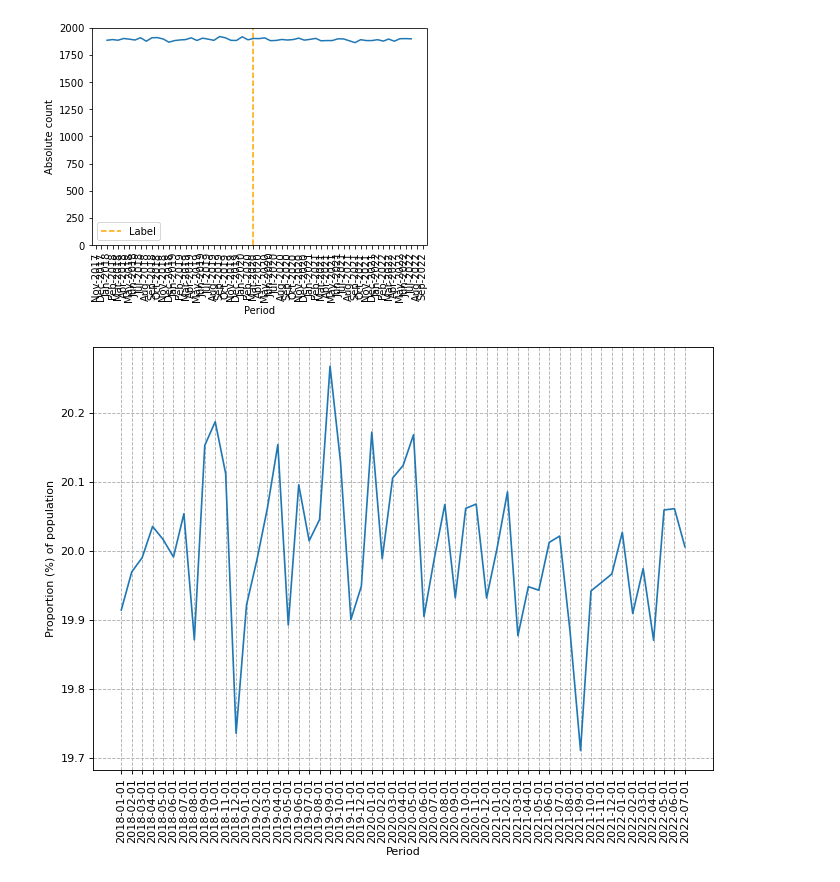
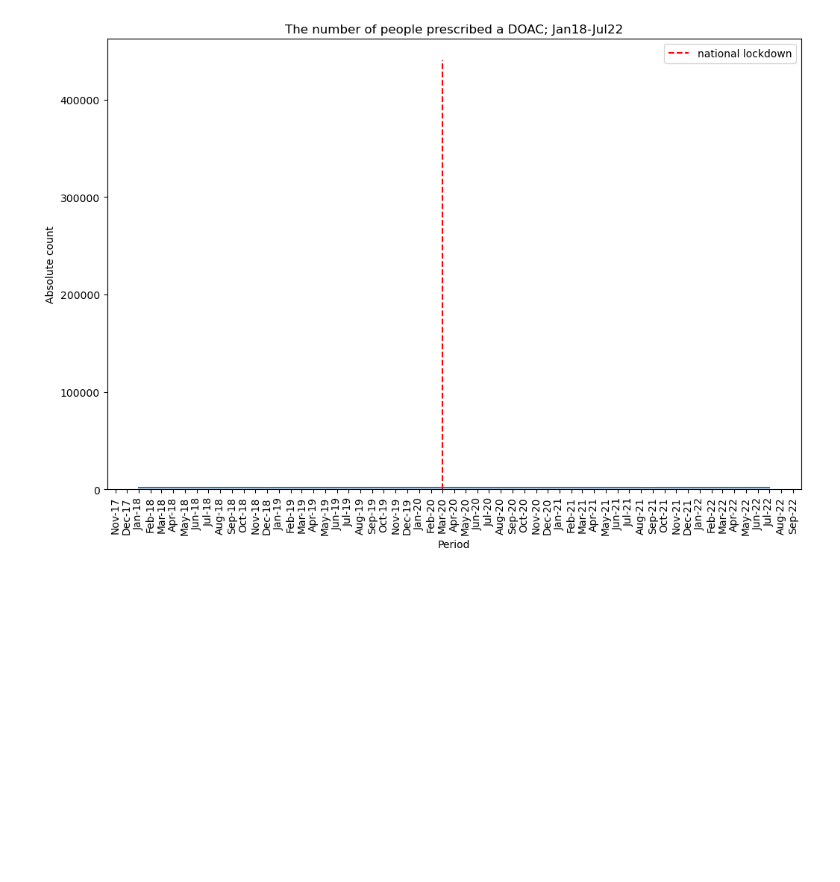
Before and after one commit to opensafely/doacs-covid19, a Jupyter notebook: analysis/charts.ipynb, the cells around one changed output. Cells and saved outputs as stored; diff of their text form; code cells hidden in the pictures; blank space fills up the shorter version.

Commit message:
testing new charts

```diff
--- a/analysis/charts.ipynb
+++ b/analysis/charts.ipynb
@@ -12,51 +12,33 @@ register_matplotlib_converters()
 %config InlineBackend.figure_format='png'
 
 # set the date format for plots
-dtFmt = mdates.DateFormatter('%b-%Y')
+dtFmt = mdates.DateFormatter('%b-%y')
 # %%
 all_df=pd.read_csv("../output/filtered/measure_doacs_by_sex_rate.csv", usecols=["date", "on_doac", "population"], parse_dates=["date"])
 summary_df=all_df.groupby(["date"], as_index=False)["on_doac"].sum()
 x1_coordinates=summary_df["date"]
 y1_coordinates=summary_df["on_doac"]
-##plt.figure(figsize=(10,7), dpi=80)
+plt.figure(figsize=(12,8), dpi=100)
 plt.bar(x1_coordinates, y1_coordinates, edgecolor='white', width=1)
 plt.plot(x1_coordinates, y1_coordinates)
 plt.ylabel('Absolute count')
 plt.xlabel('Period')
+plt.title('The number of people prescribed a DOAC; Jan18-Jul22')
 #
 plt.gca().xaxis.set_major_locator(mdates.MonthLocator(interval=1))
 plt.gca().xaxis.set_major_formatter(dtFmt)
 plt.vlines(
         x=[pd.to_datetime("2020-03-01")],
         ymin=0,
-        ymax=2000,
-        colors="orange",
+        ymax=440000,
+        colors="red",
         ls="--",
-        label="Label",
+        label="national lockdown",
     )
-plt.ylim(bottom=0, top=2000)
+plt.ylim(ymin=0)
 plt.xticks(rotation=90)
 plt.legend()
-plt.savefig(f'../output/filtered/plot_01_all_doacs_absolute.png')
+plt.savefig(f'../output/filtered/plot_01_all_doacs_absolute.png', bbox_inches='tight', dpi=100)
 plt.show()
 # %% [output]
-[figure, old version]
+[figure, new version]
-# %%
-all_trend=pd.read_csv("../output/filtered/measure_doacs_by_sex_rate.csv", usecols=["date", "on_doac", "value", "population"])
-all_trend['value'] = 100 * all_trend['value']
-summary_trend=all_trend.groupby(["date"], as_index=False)["value"].mean()
-x1_coordinates=summary_trend["date"]
-y1_coordinates=summary_trend["value"]
-plt.figure(figsize=(10,7), dpi=80)
-plt.plot(x1_coordinates, y1_coordinates)
-plt.ylabel('Proportion (%) of population')
-plt.xlabel('Period')
-plt.gca()
-#plt.ylim(ymin=0)
-plt.xticks(rotation=90)
-plt.grid(linestyle="dashed")
-plt.legend
-plt.savefig(f'../output/filtered/plot_02_all_doacs_proportion.png')
-plt.show()
-# %% [output]
-[figure, removed]
```
Also changed, not shown: parts of 14 cells of this notebook, 1 other file.
